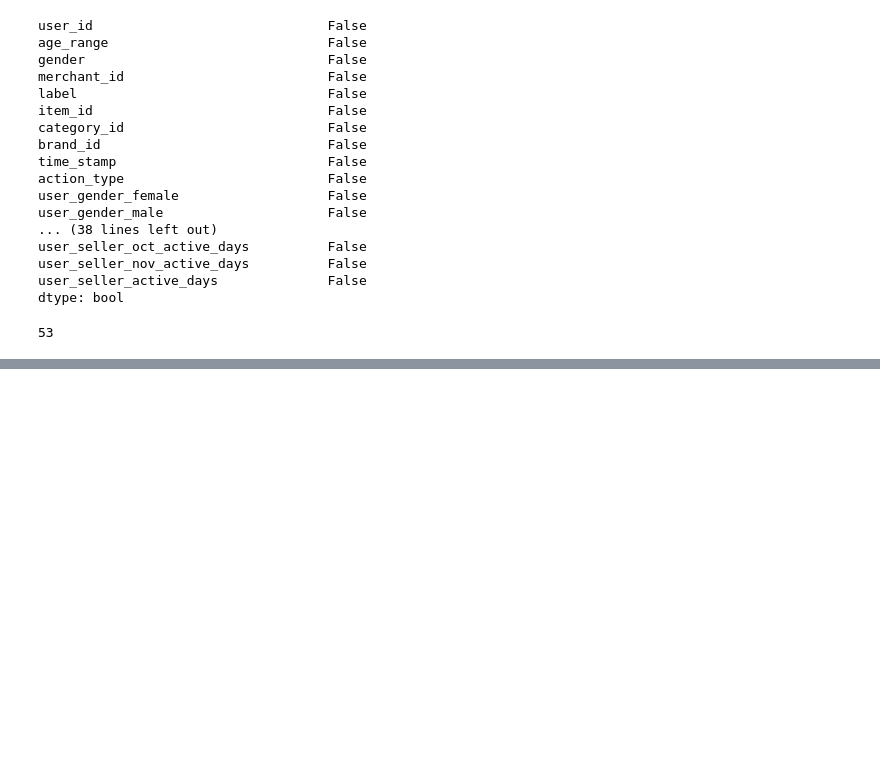
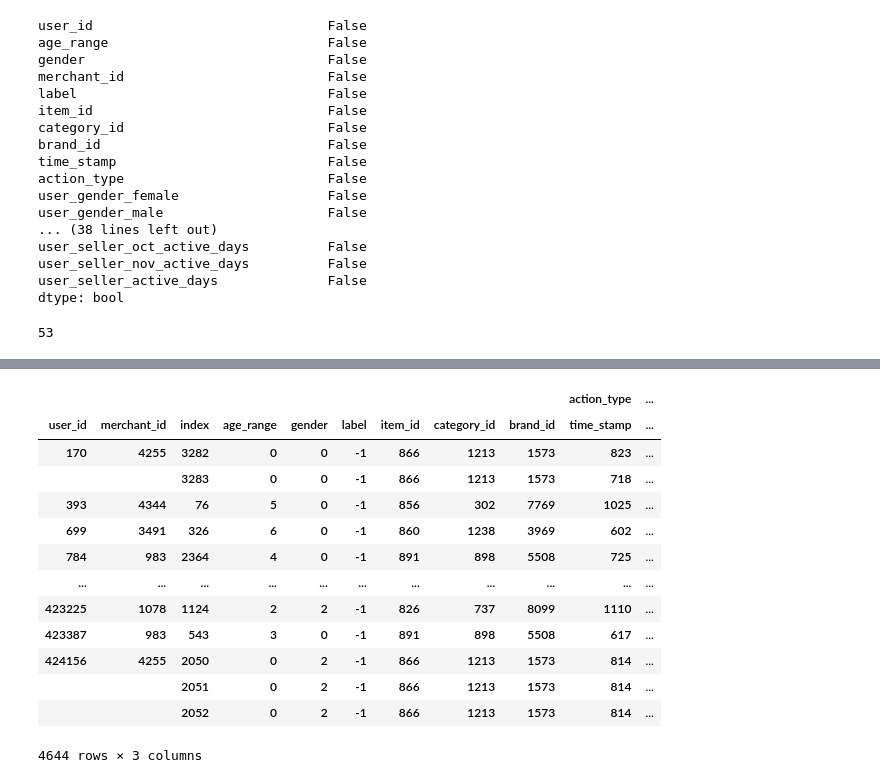
Before and after one commit to shruthivenkat/CECS550_Group6, a Jupyter notebook: #5 - Feature Engineering.ipynb, the cells around one changed output, grey strips where cells are left out. Saved outputs shown, nothing was run; the diff lists cells and outputs as text; code cells hidden in the pictures; blank space fills up the shorter version.

```diff
--- a/#5 - Feature Engineering.ipynb
+++ b/#5 - Feature Engineering.ipynb
@@ -519,0 +526,17 @@ len(df.columns)
+# %%
+q
+# %% [output]
+|  |  |  |  |  |  |  |  |  | action_type | ... |
+| user_id | merchant_id | index | age_range | gender | label | item_id | category_id | brand_id | time_stamp | ... |
+| 170 | 4255 | 3282 | 0 | 0 | -1 | 866 | 1213 | 1573 | 823 | ... |
+|  |  | 3283 | 0 | 0 | -1 | 866 | 1213 | 1573 | 718 | ... |
+| 393 | 4344 | 76 | 5 | 0 | -1 | 856 | 302 | 7769 | 1025 | ... |
+| 699 | 3491 | 326 | 6 | 0 | -1 | 860 | 1238 | 3969 | 602 | ... |
+| 784 | 983 | 2364 | 4 | 0 | -1 | 891 | 898 | 5508 | 725 | ... |
+| ... | ... | ... | ... | ... | ... | ... | ... | ... | ... | ... |
+| 423225 | 1078 | 1124 | 2 | 2 | -1 | 826 | 737 | 8099 | 1110 | ... |
+| 423387 | 983 | 543 | 3 | 0 | -1 | 891 | 898 | 5508 | 617 | ... |
+| 424156 | 4255 | 2050 | 0 | 2 | -1 | 866 | 1213 | 1573 | 814 | ... |
+|  |  | 2051 | 0 | 2 | -1 | 866 | 1213 | 1573 | 814 | ... |
+|  |  | 2052 | 0 | 2 | -1 | 866 | 1213 | 1573 | 814 | ... |
+4644 rows × 3 columns
```
Also changed, not shown: parts of 9 cells of this notebook, 4 other files.
